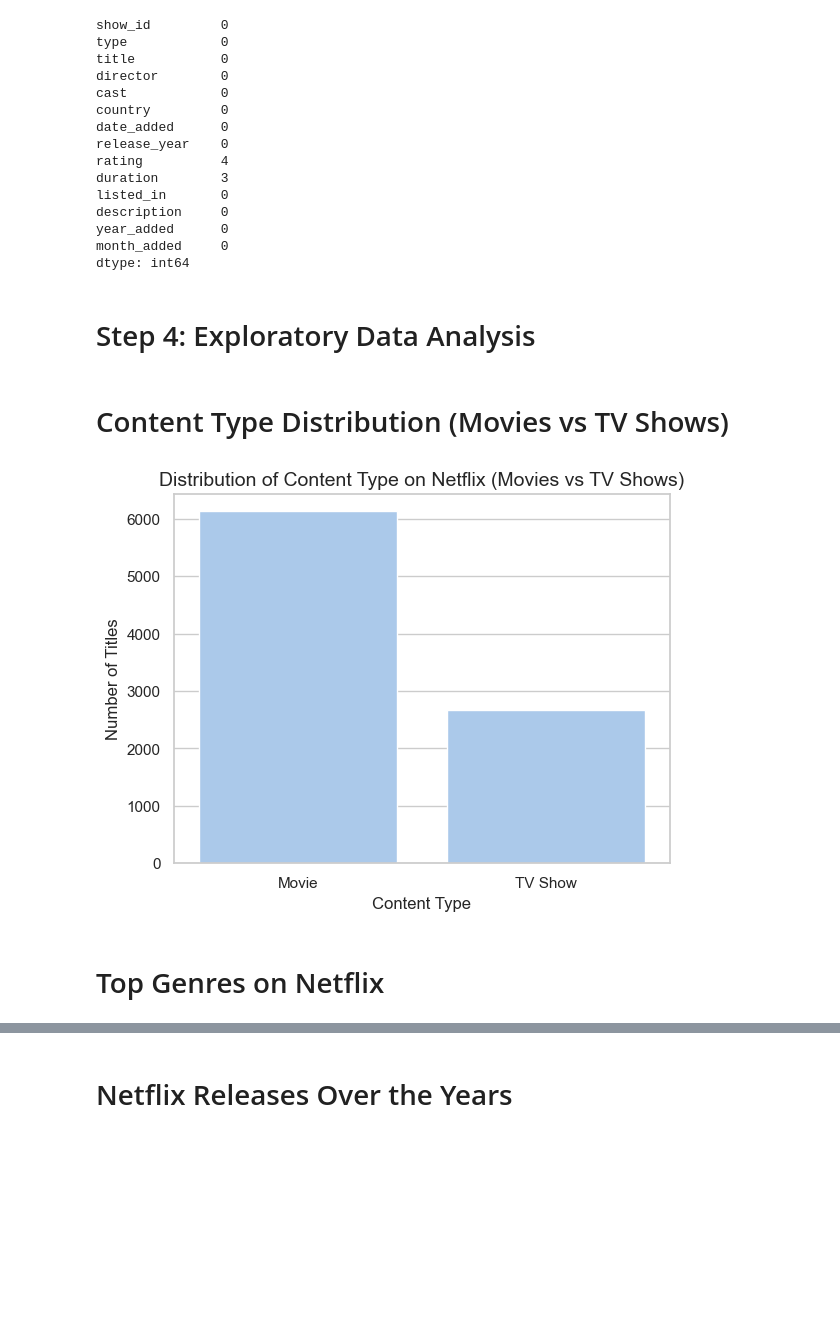
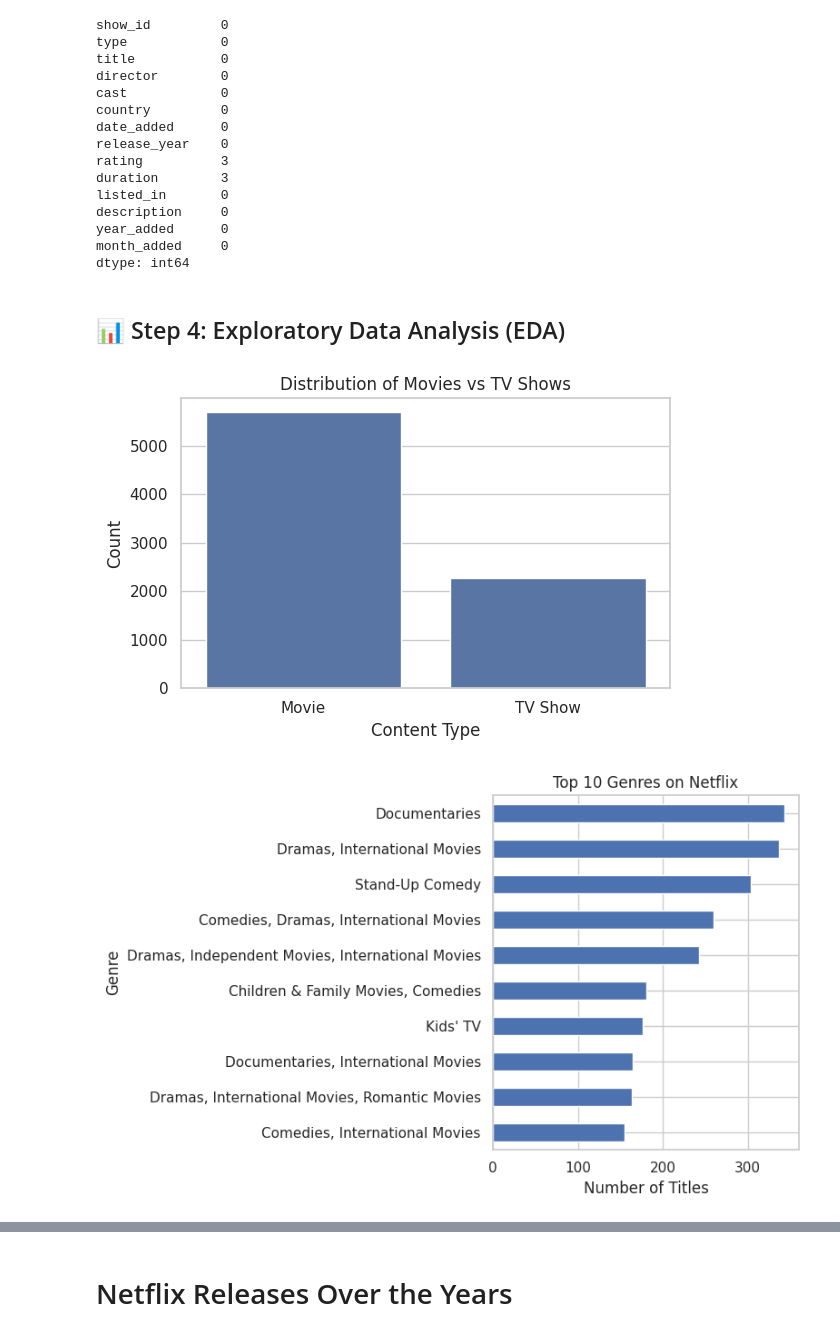
Before and after one commit to SHWETHA01KM/Netflix-eda-streamlit-dashboard, a Jupyter notebook: Netflix_EDA.ipynb, the cells around one changed output, grey strips where cells are left out. Saved outputs shown, nothing was run; the diff lists cells and outputs as text; code cells hidden in the pictures; blank space fills up the shorter version.

```diff
--- a/Netflix_EDA.ipynb
+++ b/Netflix_EDA.ipynb
@@ -35,7 +16,22 @@ This dataset allows performing trend analysis, visualizing the distribution of v
 # %%
-# Step 1: Load the Dataset
 import pandas as pd
+import seaborn as sns
+import matplotlib.pyplot as plt
+import numpy as np
+
 df = pd.read_csv("netflix_titles.csv")
+
+# Clean date column
+df['date_added'] = df['date_added'].str.strip()
+df['date_added'] = pd.to_datetime(df['date_added'], errors='coerce')
+
+# Remove invalid values
+df = df.dropna(subset=['date_added'])
+
+# Feature engineering
+df['year_added'] = df['date_added'].dt.year
+df['month_added'] = df['date_added'].dt.month
+
 df.head()
 # %% [output]
 |  | show_id | type | title | director | cast | country | date_added | release_year | rating | duration | ... |
@@ -112,7 +69,8 @@ dtype: int64
 # %%
 df['director'] = df['director'].fillna("Unknown")
 df['cast'] = df['cast'].fillna("Unknown")
-df.dropna(subset=['country', 'date_added'], inplace=True)
+df = df.dropna(subset=['country', 'date_added'])
+
 print(df.isnull().sum())
 # %% [output]
 show_id         0
@@ -123,7 +81,7 @@ cast            0
 country         0
 date_added      0
 release_year    0
-rating          4
+rating          3
 duration        3
 listed_in       0
 description     0
@@ -131,19 +89,38 @@ year_added      0
 month_added     0
 dtype: int64
 # %% [markdown]
-# Step 4: Exploratory Data Analysis
+## 📊 Step 4: Exploratory Data Analysis (EDA)
-# %% [markdown]
-# Content Type Distribution (Movies vs TV Shows)
 # %%
 import seaborn as sns
 import matplotlib.pyplot as plt
-sns.set_theme(style="whitegrid", palette="pastel")
-sns.countplot(data=df, x='type')
-plt.title("Distribution of Content Type on Netflix (Movies vs TV Shows)", fontsize=14)
-plt.xlabel("Content Type", fontsize=12)
-plt.ylabel("Number of Titles", fontsize=12)
+
+sns.set_theme(style="whitegrid")
+
+# Content Type
+plt.figure(figsize=(6,4))
+
+sns.countplot(data=df, x='type', order=df['type'].value_counts().index)
+
+plt.title("Distribution of Movies vs TV Shows", fontsize=12)
+plt.xlabel("Content Type")
+plt.ylabel("Count")
+
+plt.tight_layout()
 plt.show()
+
+
+
+# Top Genres
+plt.figure(figsize=(8,5))
+
+df['listed_in'].value_counts().head(10).sort_values().plot(kind='barh')
+
+plt.title("Top 10 Genres on Netflix", fontsize=12)
+plt.xlabel("Number of Titles")
+plt.ylabel("Genre")
+
+plt.tight_layout()
+plt.show()
 # %% [output]
-[figure, old version]
+[figure, new version]
+[figure, added]
-# %% [markdown]
-# Top Genres on Netflix
```
Also changed, not shown: parts of 27 cells of this notebook.
